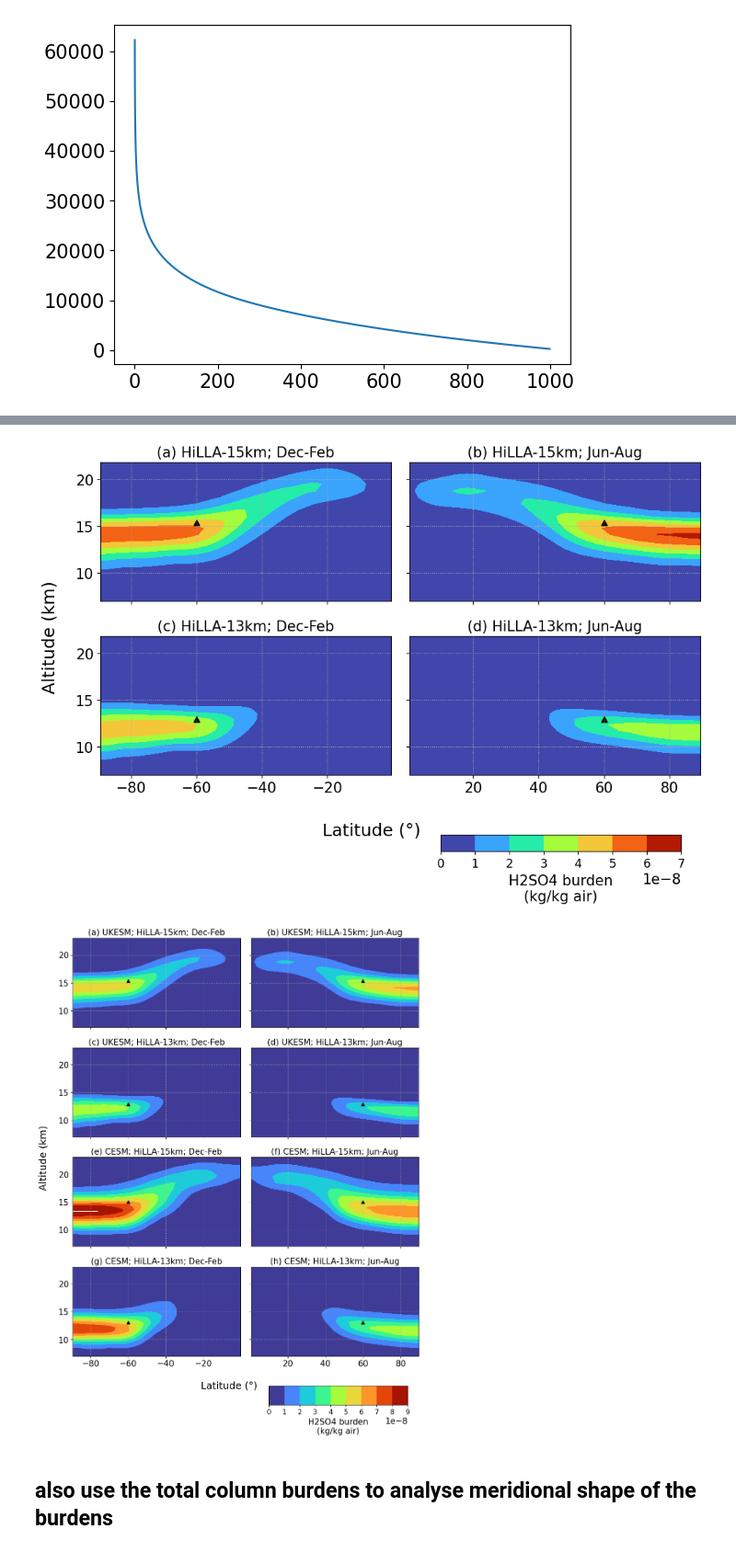
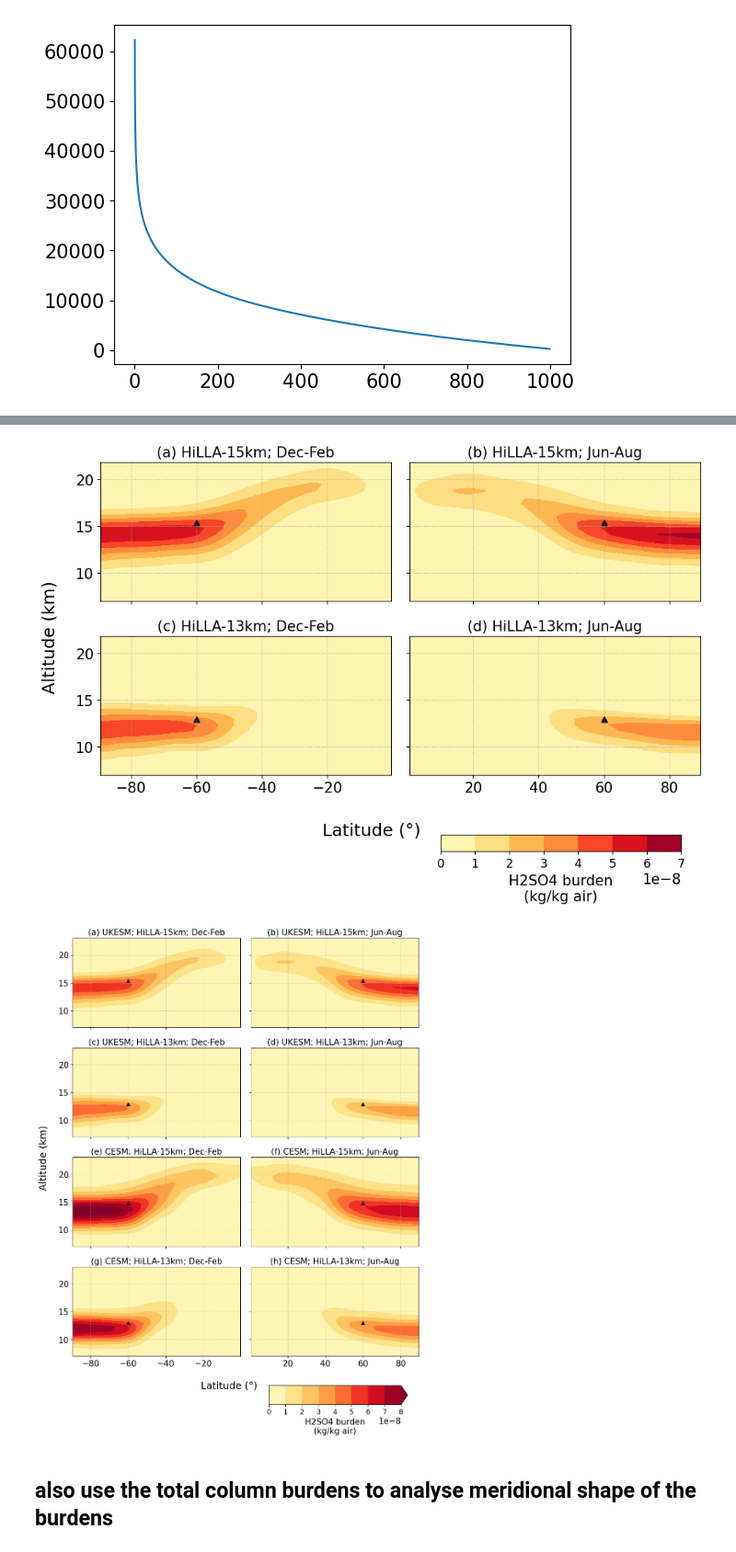
Before and after one commit to alistairduffey/HiLLA_MM, a Jupyter notebook: Prod_analysis/03_SO4_burden_v4.ipynb, the cells around one changed output, grey strips where cells are left out. Shown at 92% size. Saved outputs shown, nothing was run; the diff lists cells and outputs as text; code cells hidden in the pictures.

Commit message:
final edits, changes to cmaps

```diff
--- a/Prod_analysis/03_SO4_burden_v4.ipynb
+++ b/Prod_analysis/03_SO4_burden_v4.ipynb
@@ -128,15 +128,15 @@ i=0
 for ds in ds_s:
     for m in ds.month.values:
 
+        colorset = 'YlOrRd'
         ax = axs[j, m-1]
         p = ds.sel(month=m)
         #p = p.where(p.altitude<21000, drop=True)
 
         cs=ax.contourf(p.latitude, 0.001*p.altitude,
-                       p.h2so4_mmr, cmap='turbo',
+                       p.h2so4_mmr, cmap=colorset,
                        levels = np.arange(0, 9E-8, 1E-8))
                        #extend='max')
-
 
         ax.grid(ls='dotted')
         ax.set_xticks([-60, 0, 60])
@@ -169,7 +169,7 @@ plt.show()
 fig, axs = plt.subplots(2, 12, figsize=(16, 6),
                         sharex='all', sharey='all')
 
-heights = [15.36, 12.90]
+heights = [14.8, 12.95]
 ds_s = [ds_HiLLA_15_CE, ds_HiLLA_13_CE]
 month_names = {1: 'Jan', 2: 'Feb', 3: 'Mar', 4: 'Apr', 5: 'May', 6: 'Jun', 7: 'Jul', 8: 'Aug', 9: 'Sep', 10: 'Oct', 11: 'Nov', 12: 'Dec'}
 labels = ['(a)', '(b)', '(c)', '(d)', '(e)', '(f)', '(g)', '(h)', '(i)', '(j)', '(k)', '(l)', '(m)', '(n)', '(o)', '(p)', '(q)', '(r)', '(s)', '(t)', '(u)', '(v)', '(w)', '(x)']
@@ -179,20 +179,22 @@ i=0
 for ds in ds_s:
     for m in ds.month.values:
 
+        colorset = 'YlOrRd'
+
         ax = axs[j, m-1]
         p = ds.sel(month=m)
         #p = p.where(p.Z3<21000, drop=True)
 
         cs=ax.contourf(p.latitude, 0.001*p.Z3,
-                       p.h2so4_mmr.transpose(), cmap='turbo',
-                       levels = np.arange(0, 1.3E-7, 1E-8))
-                       #extend='max')
+                       p.h2so4_mmr.transpose(), cmap=colorset,
+                       levels = np.arange(0, 1.1E-7, 1E-8),
+                       extend='max')
 
 
         ax.grid(ls='dotted')
         ax.set_xticks([-60, 0, 60])
         ax.set_ylim(7, 23)
-        ax.text(0.01, 0.91, labels[i], transform=ax.transAxes, color='white')
+        ax.text(0.01, 0.91, labels[i], transform=ax.transAxes, color='black')
         ax.scatter([60, -60],
                    [heights[j], heights[j]],
                    marker='^', color='black'
@@ -330,7 +332,7 @@ for ds in ds_s:
         p = p.where(p.altitude<22000, drop=True)
         p = p.sel(latitude=slice(xlims[i][0], xlims[i][1]))
         cs=ax.contourf(p.latitude, 0.001*p.altitude,
-                       p.h2so4_mmr, cmap='turbo',
+                       p.h2so4_mmr, cmap='YlOrRd', # turbo, gnuplot2_r inferno_r, magma_r, YlOrRd
                        levels = np.arange(0, 8E-8, 1E-8))
                        #extend='max')
 
@@ -365,14 +367,14 @@ plt.savefig('Figures/H2SO4_burden_UKESM_byseason.jpg', dpi=450, bbox_inches='tig
 
 plt.show()
 # %% [output]
-[figure, old version]
+[figure, new version]
 # %%
 # repeat the plot above, now just summer and winter:
 
 fig, axs = plt.subplots(4, 2, figsize=(10, 12),
                         sharex='col', sharey='all')
 
-heights = [15.36, 12.90, 15, 13] # NB: CESM values are nominal for now, to fix!
+heights = [15.36, 12.90, 14.8, 12.95] # NB: CESM values are nominal for now, to fix!
 ds_s = [ds_HiLLA_15_UK, ds_HiLLA_13_UK,
         ds_HiLLA_15_CE, ds_HiLLA_13_CE]
 
@@ -390,51 +392,53 @@ for ds in ds_s:
     for ms in months:
 
         ax = axs[j, i]
+        colorset = 'YlOrRd'
 
         p = ds.where(ds.month.isin(ms), drop=True).mean('month')
         #p = p.where(p.altitude<22000, drop=True)
         p = p.sel(latitude=slice(xlims[i][0], xlims[i][1]))
         if j <2:
             cs=ax.contourf(p.latitude, 0.001*p.altitude,
-                           p.h2so4_mmr, cmap='turbo',
-                           levels = np.arange(0, 1E-7, 1E-8))
+                           p.h2so4_mmr, cmap=colorset, extend='max',
+                           levels = np.arange(0, 9E-8, 1E-8))
 
+        # gnuplot2_r inferno_4, magma_r, YlOrRd
         else:
             cs=ax.contourf(p.latitude, 0.001*p.Z3,
-                           p.h2so4_mmr.transpose(), cmap='turbo',
-                           levels = np.arange(0, 1E-7, 1E-8))
+                           p.h2so4_mmr.transpose(), cmap=colorset, extend='max',
+                           levels = np.arange(0, 9E-8, 1E-8))
 
 
         ax.grid(ls='dotted')
         #
         ax.set_ylim(7,23)
 
         if i == 0:
             ax.scatter([-60], [heights[j]], marker='^', color='black')
             ax.set_xlim(-89.5, -0.5)
         else:
             ax.scatter([60], [heights[j]], marker='^', color='black')
             ax.set_xlim(0.5, 89.5)
         ax.set_title(titles[t], fontsize='medium')
         i=i+1
         t=t+1
 
     j=j+1
 
 fig.supxlabel('Latitude (°)')
 fig.supylabel('Altitude (km)')
 
 plt.tight_layout()
 
 
 cbar_ax1 = fig.add_axes([0.6, -0.02, 0.35, 0.04])
 cbar1 = fig.colorbar(cs, cax=cbar_ax1, orientation='horizontal', label='H2SO4 burden\n(kg/kg air)')
 cbar1.ax.tick_params(labelsize='small')
 plt.savefig('Figures/H2SO4_burden_UKESM_CESM_byseason.jpg', dpi=450, bbox_inches='tight')
 
 plt.show()
 # %% [output]
-[figure, old version]
+[figure, new version]
 # %% [markdown]
 ## also use the total column burdens to analyse meridional shape of the burdens
 # %%
```
Also changed, not shown: parts of 5 cells of this notebook, 6 other files.
